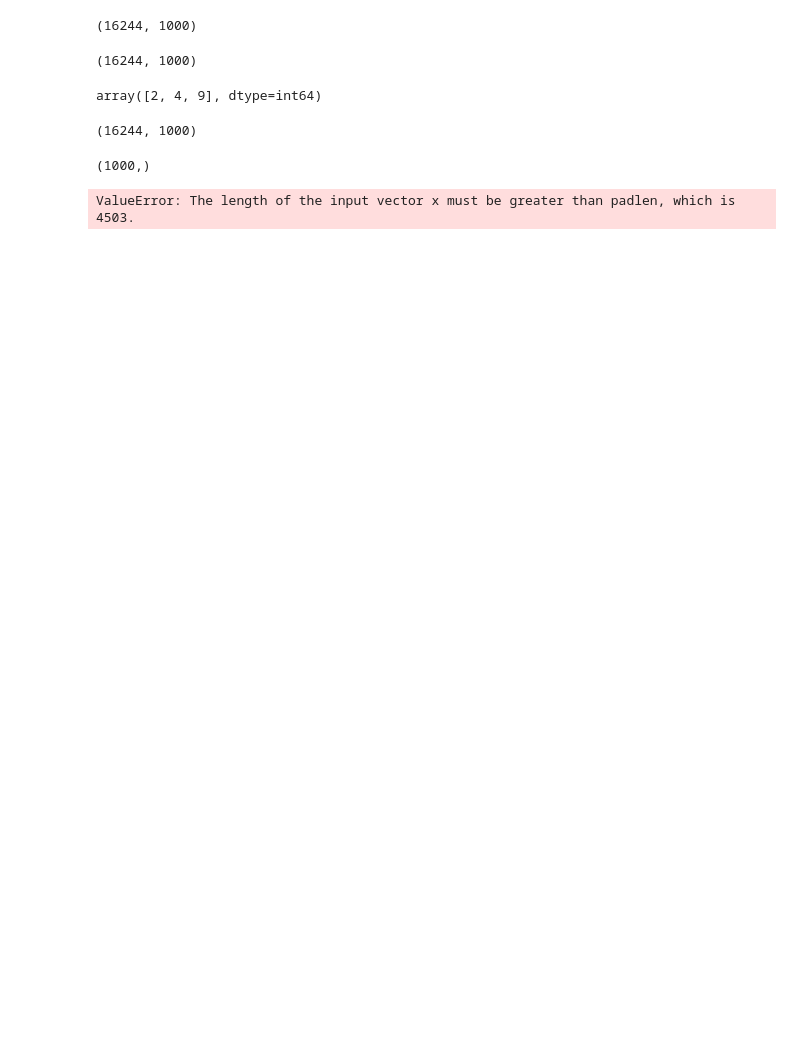
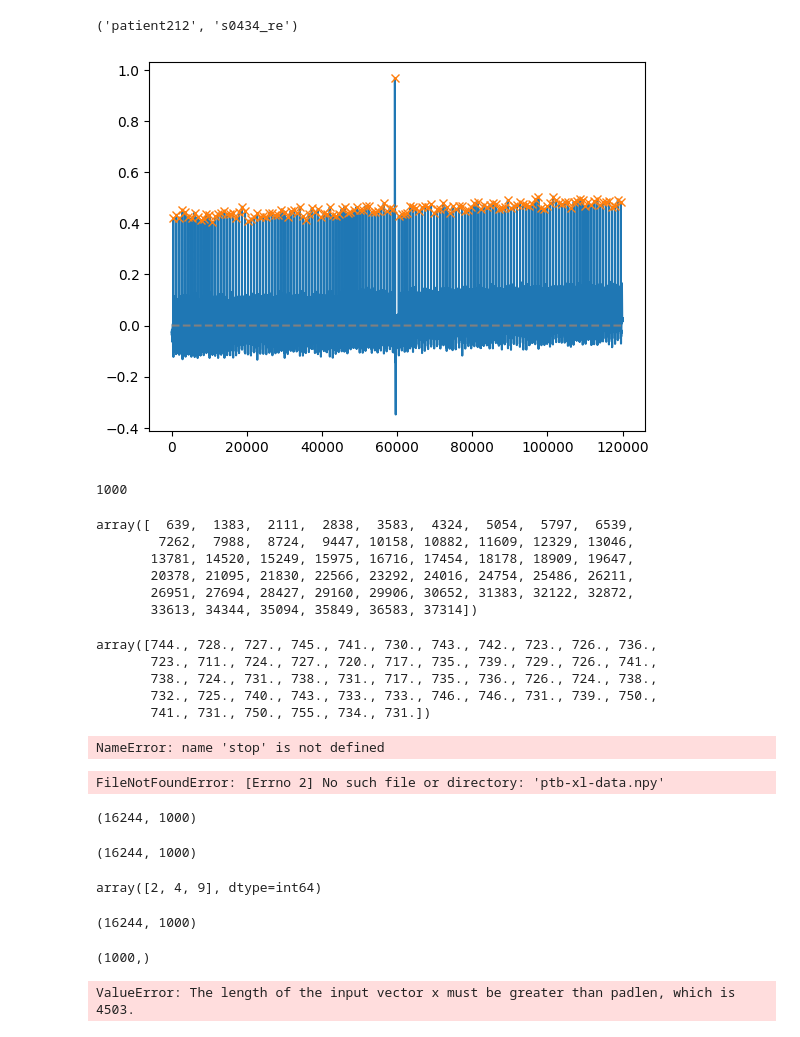
Before and after one commit to AntN21/bits2beat-tests, a Jupyter notebook: test-rr.ipynb, the cells around one changed output. Saved outputs shown, nothing was run; the diff lists cells and outputs as text; code cells hidden in the pictures; blank space fills up the shorter version.

```diff
--- a/test-rr.ipynb
+++ b/test-rr.ipynb
@@ -5,6 +93,69 @@ import matplotlib.pyplot as plt
+# %%
+folder_name, file_name
+# %% [output]
+('patient212', 's0434_re')
+# %%
+# Path to your data folder
+base_folder = 'draft/ptb-diagnostic-ecg-database-1.0.0'
+
+folder_name = np.random.choice(os.listdir(base_folder))
+folder_path = os.path.join(base_folder, folder_name)
+file_name= np.random.choice([file_name.split('.hea')[0] for file_name in os.listdir(folder_path) if file_name.endswith('.hea')])
+record_path = os.path.join(folder_path, file_name)
+
+record = wfdb.rdsamp(record_path)
+
+# Extract the signals
+signal, fs = record[0], record[1]['fs']
+x = signal[:,0]
+
+x, rpeaks = biosppy.signals.ecg.ecg(x, show=False,sampling_rate=fs)[1:3]
+
+# Compute NNI
+nni = tools.nn_intervals(rpeaks)
+plt.plot(x)
+# median = np.quantile(x,q=0.9)
+# # peaks, _ = find_peaks(x,height=median, distance=30)
+# mov_avg =  moving_average(x,n=10)
+# peaks, _ = find_peaks(x,height=mov_avg+.1, distance=30)
+
+plt.plot(rpeaks, x[rpeaks], "x")
+plt.plot(np.zeros_like(x), "--", color="gray")
+# plt.plot(median*np.ones(x.size))
+# plt.plot(mov_avg)
+plt.show()
+# %% [output]
+[figure, added]
+# %%
+fs
+# %% [output]
+1000
+# %%
+rpeaks
+# %% [output]
+array([  639,  1383,  2111,  2838,  3583,  4324,  5054,  5797,  6539,
+        7262,  7988,  8724,  9447, 10158, 10882, 11609, 12329, 13046,
+       13781, 14520, 15249, 15975, 16716, 17454, 18178, 18909, 19647,
+       20378, 21095, 21830, 22566, 23292, 24016, 24754, 25486, 26211,
+       26951, 27694, 28427, 29160, 29906, 30652, 31383, 32122, 32872,
+       33613, 34344, 35094, 35849, 36583, 37314])
+# %%
+nni
+# %% [output]
+array([744., 728., 727., 745., 741., 730., 743., 742., 723., 726., 736.,
+       723., 711., 724., 727., 720., 717., 735., 739., 729., 726., 741.,
+       738., 724., 731., 738., 731., 717., 735., 736., 726., 724., 738.,
+       732., 725., 740., 743., 733., 733., 746., 746., 731., 739., 750.,
+       741., 731., 750., 755., 734., 731.])
+# %%
+stop
+# %% [output]
+NameError: name 'stop' is not defined
 # %%
-data = np.load('ptb-xl-data.npy')
+# data = np.load('ptb-xl-data.npy')
 X, y = data[:,:-1], data[:,-1]
+# %% [output]
+FileNotFoundError: [Errno 2] No such file or directory: 'ptb-xl-data.npy'
 # %%
 X.shape
 # %% [output]
```
Also changed, not shown: parts of 9 cells of this notebook, 26 other files.
